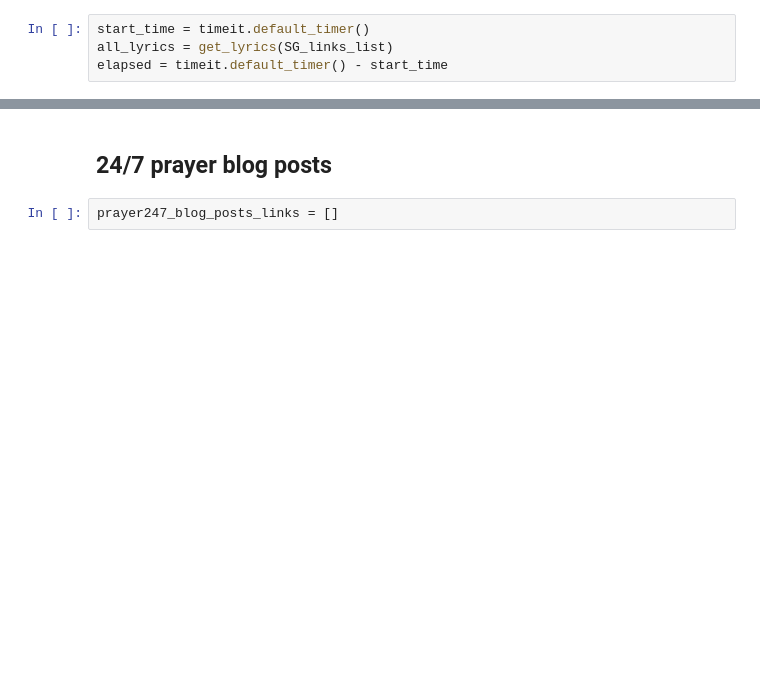
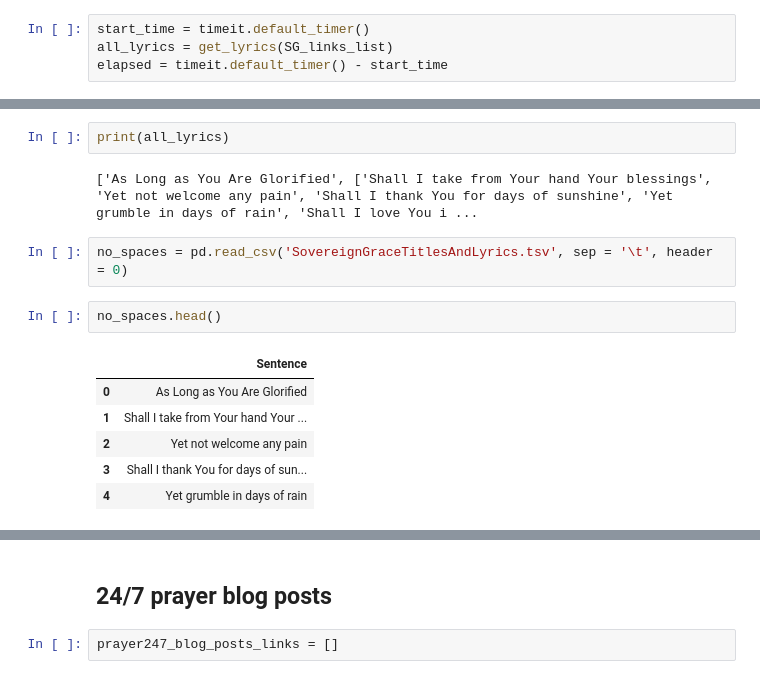
Before and after one commit to mariahakinbi/Prayerz, a Jupyter notebook: Webscrapes.ipynb, the cells around one changed output, grey strips where cells are left out. Cells and saved outputs as stored; diff of their text form; blank space fills up the shorter version.

```diff
--- a/Webscrapes.ipynb
+++ b/Webscrapes.ipynb
@@ -96,0 +137,15 @@ print(elapsed)
+# %%
+print(all_lyrics)
+# %% [output]
+['As Long as You Are Glorified', ['Shall I take from Your hand Your blessings', 'Yet not welcome any pain', 'Shall I thank You for days of sunshine', 'Yet grumble in days of rain', 'Shall I love You i ...
+# %%
+no_spaces = pd.read_csv('SovereignGraceTitlesAndLyrics.tsv', sep = '\t', header = 0)
+# %%
+no_spaces.head()
+# %% [output]
+|  | Sentence |
+| 0 | As Long as You Are Glorified |
+| 1 | Shall I take from Your hand Your ... |
+| 2 | Yet not welcome any pain |
+| 3 | Shall I thank You for days of sun... |
+| 4 | Yet grumble in days of rain |
```
Also changed, not shown: parts of 11 cells of this notebook, 5 other files.
